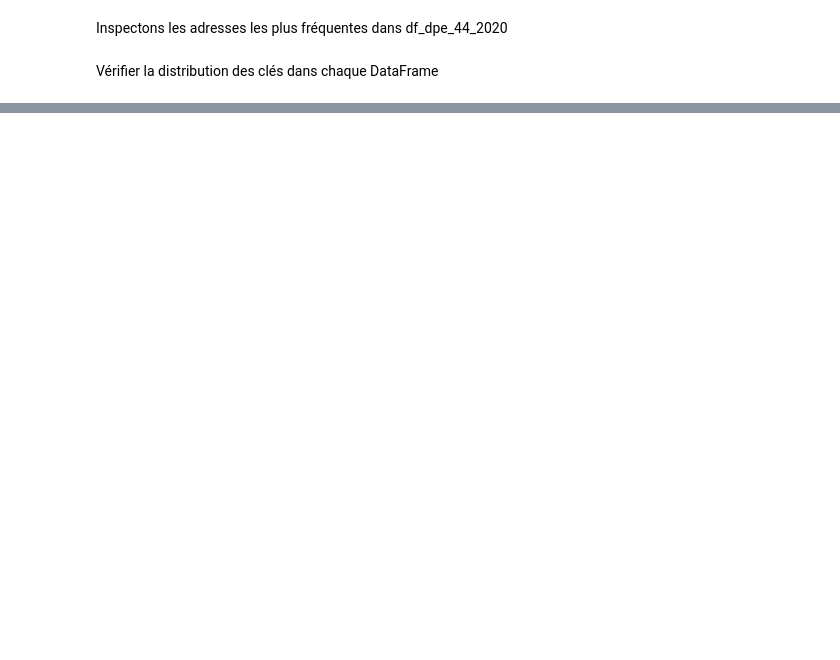
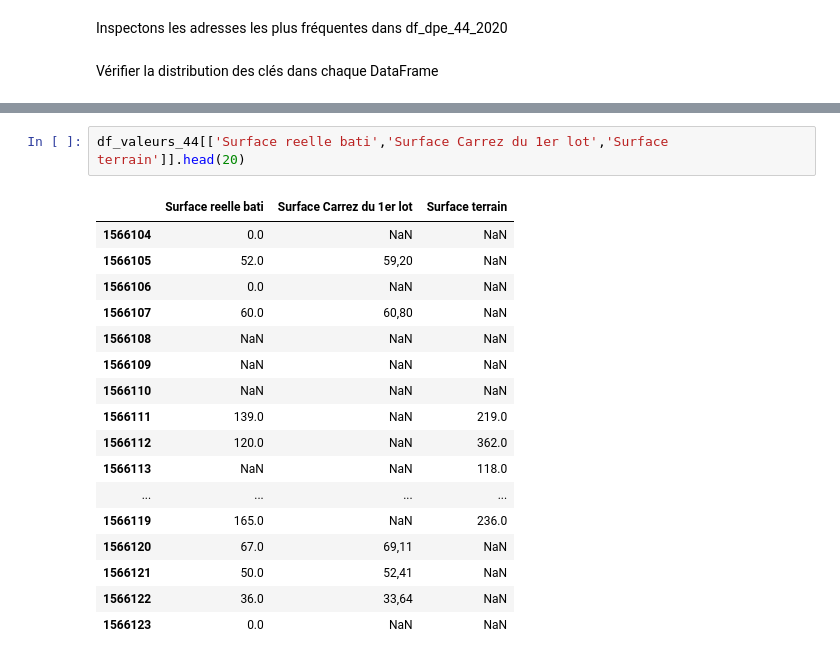
Before and after one commit to isaurepillet/STATAPP, a Jupyter notebook: isaure3.ipynb, the cells around one changed output, grey strips where cells are left out. Drawn from its saved outputs; the diff is of its cells as text; blank space fills up the shorter version.

```diff
--- a/isaure3.ipynb
+++ b/isaure3.ipynb
@@ -540,0 +548,20 @@ Clé la plus fréquente dans df_valeurs_44 : __44380_pornichet
+# %%
+df_valeurs_44[['Surface reelle bati','Surface Carrez du 1er lot','Surface terrain']].head(20)
+# %% [output]
+|  | Surface reelle bati | Surface Carrez du 1er lot | Surface terrain |
+| 1566104 | 0.0 | NaN | NaN |
+| 1566105 | 52.0 | 59,20 | NaN |
+| 1566106 | 0.0 | NaN | NaN |
+| 1566107 | 60.0 | 60,80 | NaN |
+| 1566108 | NaN | NaN | NaN |
+| 1566109 | NaN | NaN | NaN |
+| 1566110 | NaN | NaN | NaN |
+| 1566111 | 139.0 | NaN | 219.0 |
+| 1566112 | 120.0 | NaN | 362.0 |
+| 1566113 | NaN | NaN | 118.0 |
+| ... | ... | ... | ... |
+| 1566119 | 165.0 | NaN | 236.0 |
+| 1566120 | 67.0 | 69,11 | NaN |
+| 1566121 | 50.0 | 52,41 | NaN |
+| 1566122 | 36.0 | 33,64 | NaN |
+| 1566123 | 0.0 | NaN | NaN |
```
Also changed, not shown: parts of 23 cells of this notebook.
